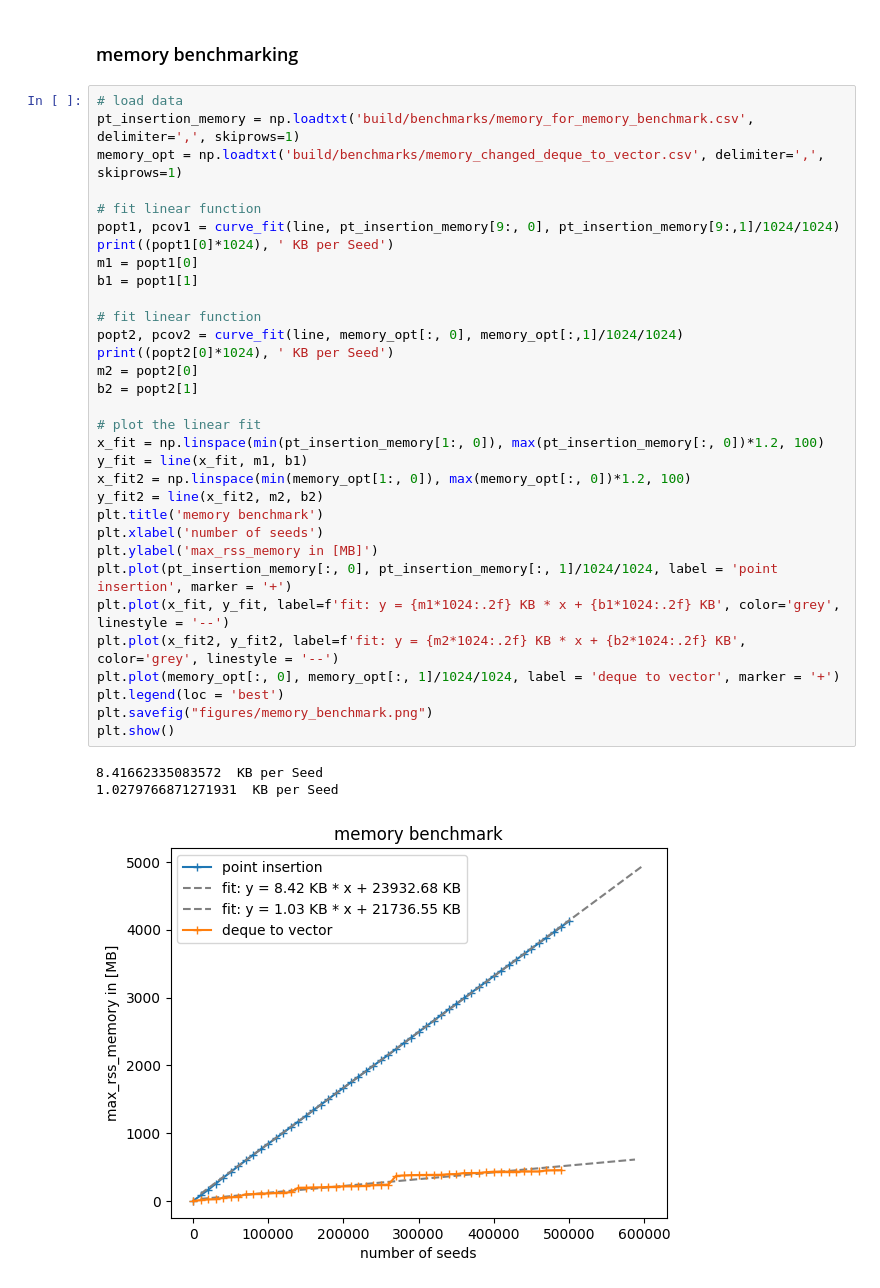
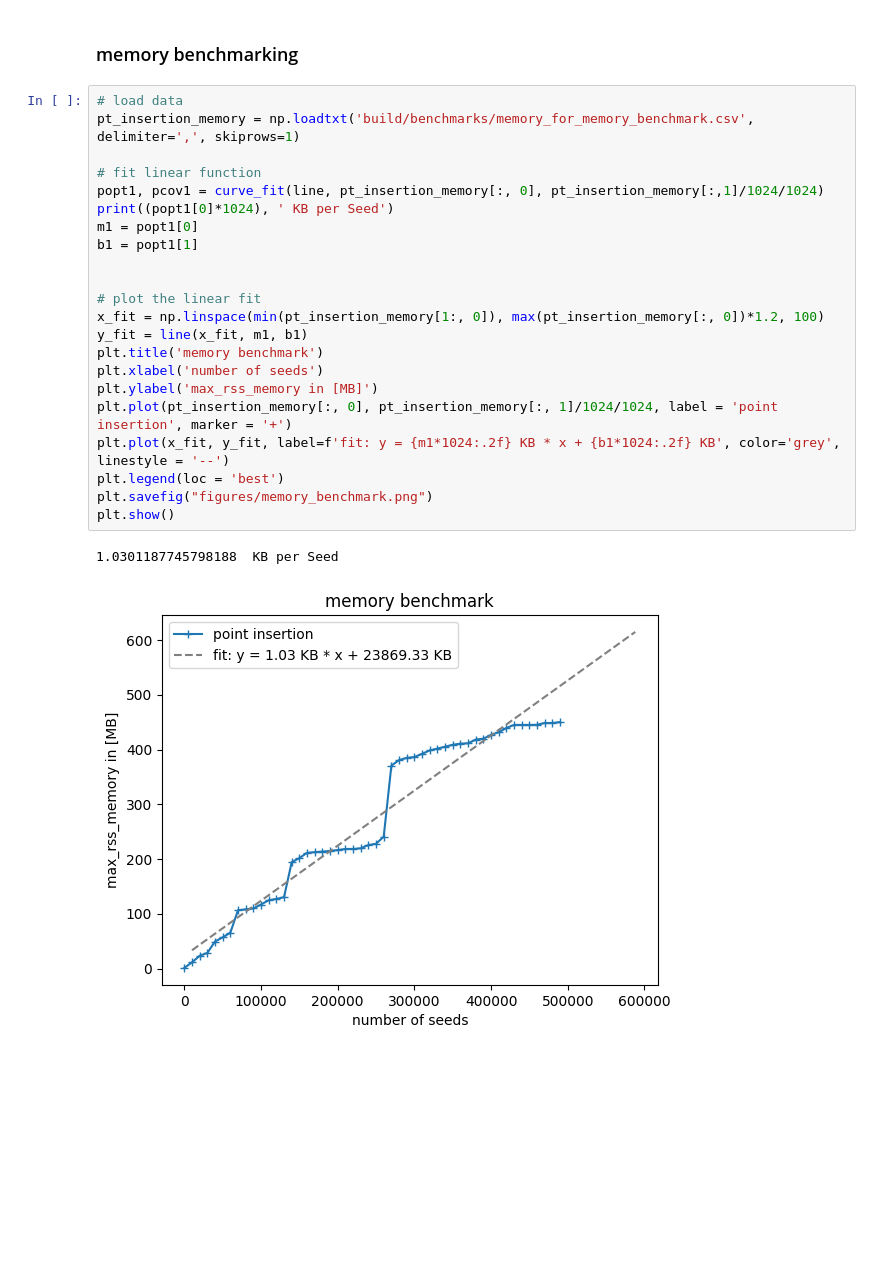
Before and after one commit to lucas56098/voronoi_mesh_project, a Jupyter notebook: animate.ipynb, the cells around one changed output. Cells and saved outputs as stored; diff of their text form; blank space fills up the shorter version.

Commit message:
rad+uniformsrt, vec memry guess, clipping, figures

```diff
--- a/animate.ipynb
+++ b/animate.ipynb
@@ -230,36 +229,25 @@ plt.show()
 # %%
 # load data
 pt_insertion_memory = np.loadtxt('build/benchmarks/memory_for_memory_benchmark.csv', delimiter=',', skiprows=1)
-memory_opt = np.loadtxt('build/benchmarks/memory_changed_deque_to_vector.csv', delimiter=',', skiprows=1)
 
 # fit linear function
-popt1, pcov1 = curve_fit(line, pt_insertion_memory[9:, 0], pt_insertion_memory[9:,1]/1024/1024)
+popt1, pcov1 = curve_fit(line, pt_insertion_memory[:, 0], pt_insertion_memory[:,1]/1024/1024)
 print((popt1[0]*1024), ' KB per Seed')
 m1 = popt1[0]
 b1 = popt1[1]
 
-# fit linear function
-popt2, pcov2 = curve_fit(line, memory_opt[:, 0], memory_opt[:,1]/1024/1024)
-print((popt2[0]*1024), ' KB per Seed')
-m2 = popt2[0]
-b2 = popt2[1]
 
 # plot the linear fit
 x_fit = np.linspace(min(pt_insertion_memory[1:, 0]), max(pt_insertion_memory[:, 0])*1.2, 100)
 y_fit = line(x_fit, m1, b1)
-x_fit2 = np.linspace(min(memory_opt[1:, 0]), max(memory_opt[:, 0])*1.2, 100)
-y_fit2 = line(x_fit2, m2, b2)
 plt.title('memory benchmark')
 plt.xlabel('number of seeds')
 plt.ylabel('max_rss_memory in [MB]')
 plt.plot(pt_insertion_memory[:, 0], pt_insertion_memory[:, 1]/1024/1024, label = 'point insertion', marker = '+')
 plt.plot(x_fit, y_fit, label=f'fit: y = {m1*1024:.2f} KB * x + {b1*1024:.2f} KB', color='grey', linestyle = '--')
-plt.plot(x_fit2, y_fit2, label=f'fit: y = {m2*1024:.2f} KB * x + {b2*1024:.2f} KB', color='grey', linestyle = '--')
-plt.plot(memory_opt[:, 0], memory_opt[:, 1]/1024/1024, label = 'deque to vector', marker = '+')
 plt.legend(loc = 'best')
 plt.savefig("figures/memory_benchmark.png")
 plt.show()
 # %% [output]
-8.41662335083572  KB per Seed
-1.0279766871271931  KB per Seed
+1.0301187745798188  KB per Seed
-[figure, old version]
+[figure, new version]
```
Also changed, not shown: parts of 4 cells of this notebook, 16 other files.
